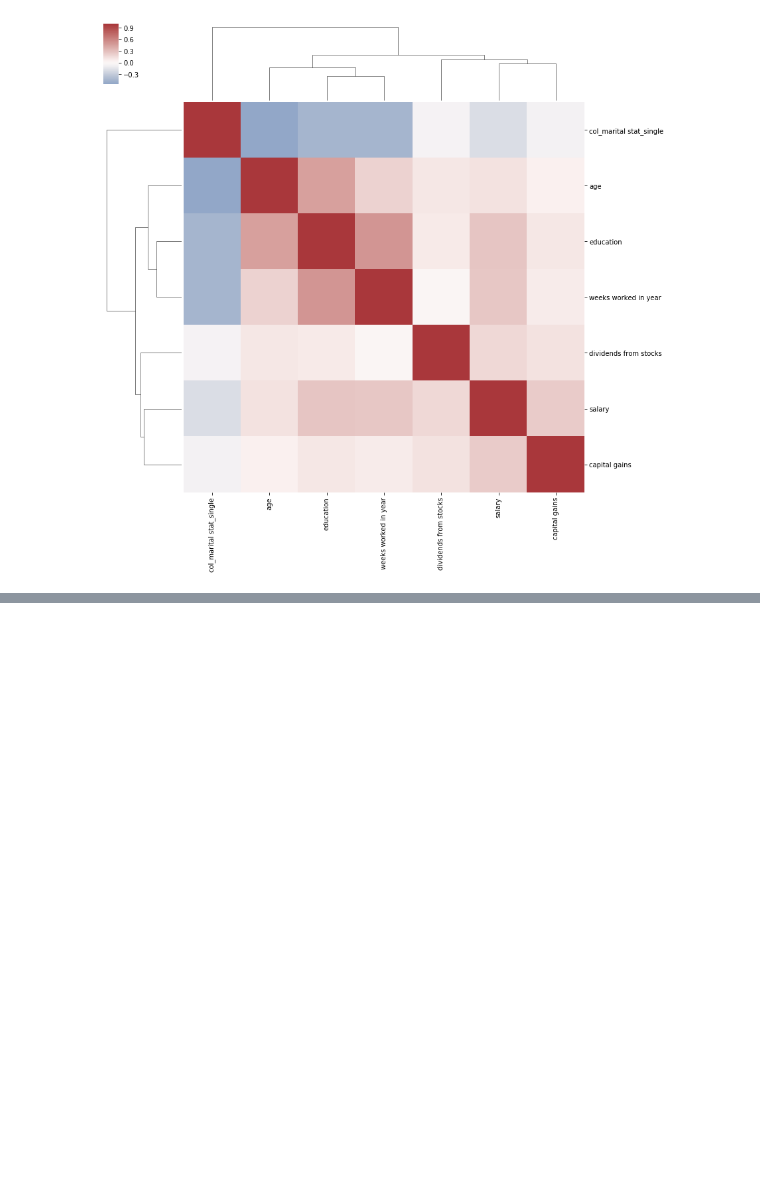
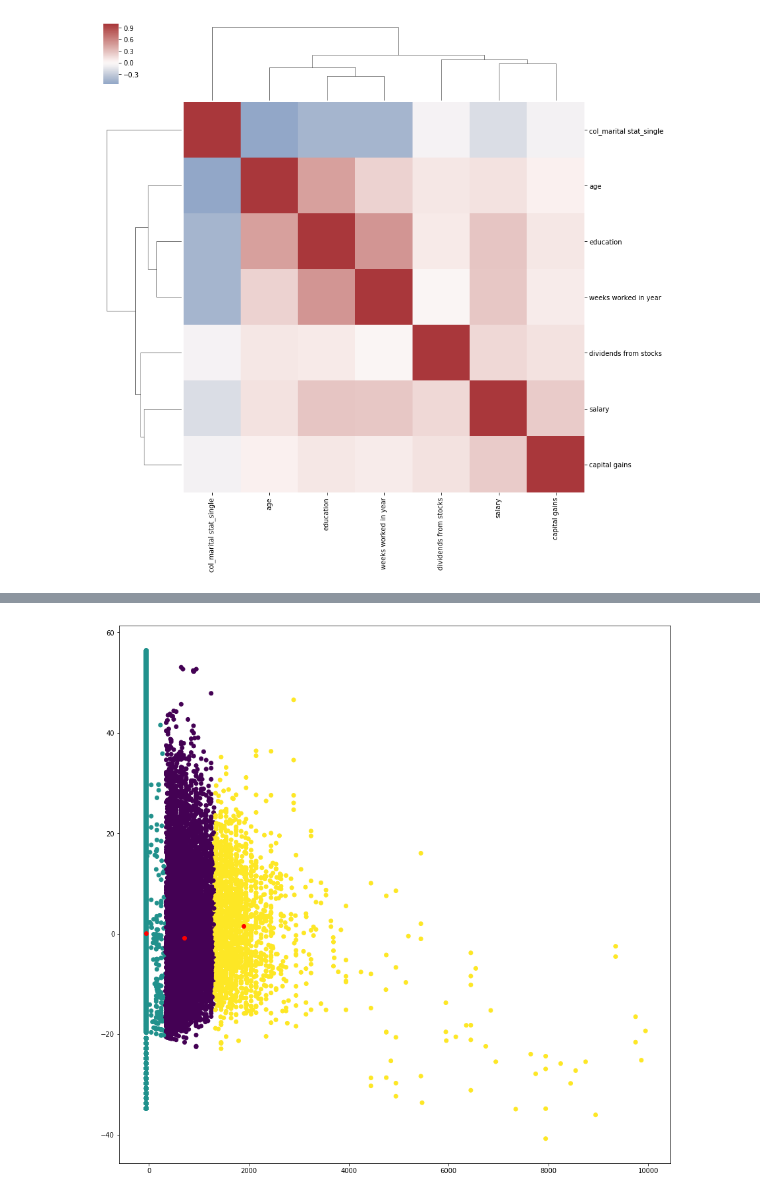
Before and after one commit to mMarzeta/data_exploration, a Jupyter notebook: ed.ipynb, the cells around one changed output, grey strips where cells are left out. Drawn from its saved outputs; the diff is of its cells as text; code cells hidden in the pictures; blank space fills up the shorter version.

Commit message:
clusters and normalization

```diff
--- a/ed.ipynb
+++ b/ed.ipynb
@@ -260,6 +263,0 @@ pca = PCA(n_components=2).fit(numerical_features)
-# %%
-pca_2d = pca.transform(numerical_features)
-pca_2d_x = [p[0] for p in pca_2d[:100000]]
-pca_2d_y = [p[1] for p in pca_2d[:100000]]
-# %%
-kmeans = KMeans(n_clusters=10).fit(numerical_features)
@@ -270,5 +263,0 @@ clusters_centers_y = [p[1] for p in clusters_centers]
-# %%
-labels = kmeans.labels_[:100000]
-plt.figure(figsize=(15,15))
-plt.scatter(pca_2d_x, pca_2d_y,c=labels)
-plt.scatter(clusters_centers_x, clusters_centers_y, c='red')
@@ -304,0 +264,22 @@ len(kmeans.cluster_centers_[0]), len(numerical_features.columns)
+# %%
+def cluster(dataset, clusters_num):
+    numerical_features = dataset.select_dtypes(include=[np.number])
+    pca = PCA(n_components=2).fit(numerical_features)
+    pca_2d = pca.transform(numerical_features)
+    pca_2d_x = [p[0] for p in pca_2d]
+    pca_2d_y = [p[1] for p in pca_2d]
+
+    kmeans = KMeans(n_clusters=clusters_num).fit(numerical_features)
+
+    clusters_centers = pca.transform(kmeans.cluster_centers_)
+    clusters_centers_x = [p[0] for p in clusters_centers]
+    clusters_centers_y = [p[1] for p in clusters_centers]
+
+    labels = kmeans.labels_
+    plt.figure(figsize=(15,15))
+    plt.scatter(pca_2d_x, pca_2d_y,c=labels)
+    plt.scatter(clusters_centers_x, clusters_centers_y, c='red')
+# %%
+cluster(df, 3)
+# %% [output]
+[figure, added]
```
Also changed, not shown: parts of 12 cells of this notebook.
